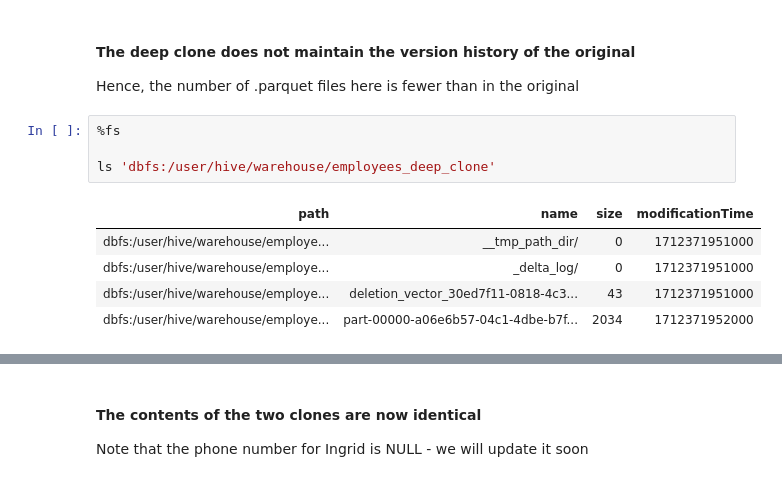
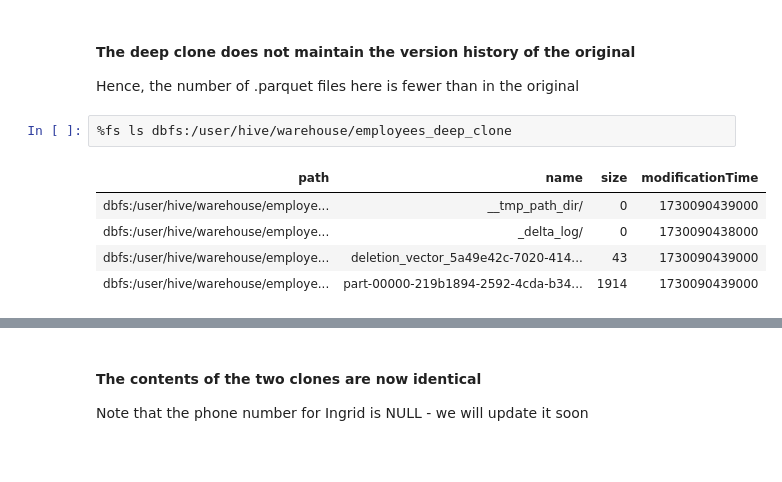
Before and after one commit to janani-ravi-loony/data-lakehouse-fundamentals, a Jupyter notebook: 03-CloningAndVacuumingDeltaTables/CloningAndVacuumingDeltaTables.ipynb, the cells around one changed output, grey strips where cells are left out. Drawn from its saved outputs; the diff is of its cells as text.

```diff
--- a/03-CloningAndVacuumingDeltaTables/CloningAndVacuumingDeltaTables.ipynb
+++ b/03-CloningAndVacuumingDeltaTables/CloningAndVacuumingDeltaTables.ipynb
@@ -129,15 +125,13 @@ DESCRIBE DETAIL hive_metastore.default.employees_deep_clone
 #### The deep clone does not maintain the version history of the original
 Hence, the number of .parquet files here is fewer than in the original
 # %%
-%fs
-
-ls 'dbfs:/user/hive/warehouse/employees_deep_clone'
+%fs ls dbfs:/user/hive/warehouse/employees_deep_clone
 # %% [output]
 | path | name | size | modificationTime |
-| dbfs:/user/hive/warehouse/employe... | __tmp_path_dir/ | 0 | 1712371951000 |
-| dbfs:/user/hive/warehouse/employe... | _delta_log/ | 0 | 1712371951000 |
-| dbfs:/user/hive/warehouse/employe... | deletion_vector_30ed7f11-0818-4c3... | 43 | 1712371951000 |
-| dbfs:/user/hive/warehouse/employe... | part-00000-a06e6b57-04c1-4dbe-b7f... | 2034 | 1712371952000 |
+| dbfs:/user/hive/warehouse/employe... | __tmp_path_dir/ | 0 | 1730090439000 |
+| dbfs:/user/hive/warehouse/employe... | _delta_log/ | 0 | 1730090438000 |
+| dbfs:/user/hive/warehouse/employe... | deletion_vector_5a49e42c-7020-414... | 43 | 1730090439000 |
+| dbfs:/user/hive/warehouse/employe... | part-00000-219b1894-2592-4cda-b34... | 1914 | 1730090439000 |
 # %%
 %sql
 
```
Also changed, not shown: parts of 16 cells of this notebook, 13 other files.
